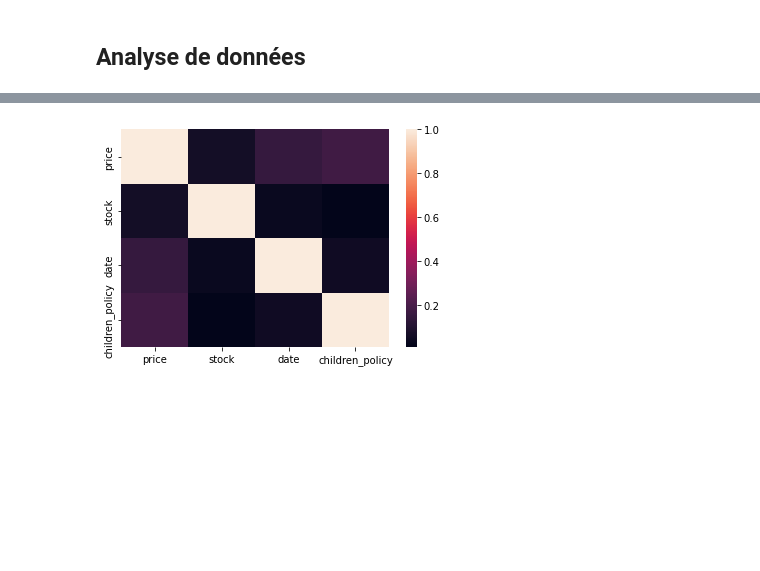
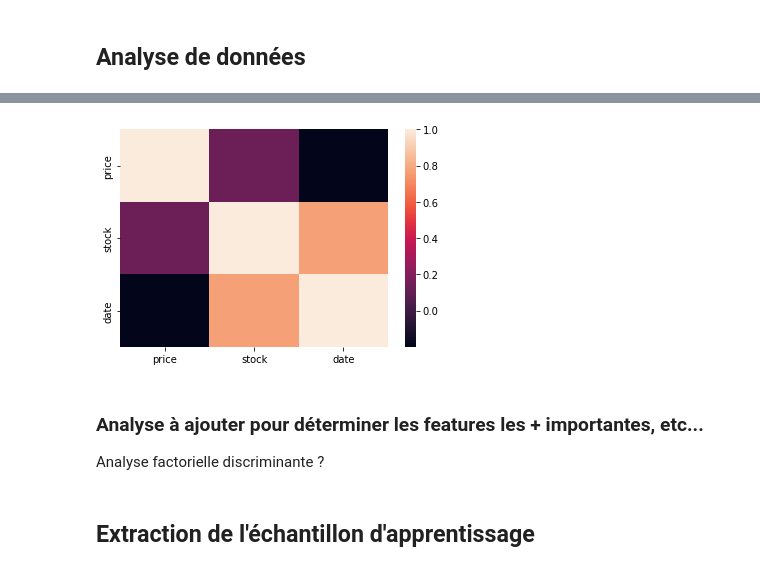
Before and after one commit to TryoenJ/Defi-IA, a Jupyter notebook: model.ipynb, the cells around one changed output, grey strips where cells are left out. Saved outputs shown, nothing was run; the diff lists cells and outputs as text; code cells hidden in the pictures; blank space fills up the shorter version.

```diff
--- a/model.ipynb
+++ b/model.ipynb
@@ -7,6 +7,6 @@ import pandas as pd
 import numpy as np
 import panel as pn
 
-data = pd.read_csv('pricing_requests.csv')
+data = pd.read_csv('pricing_requests_new.csv')
 data.head()
 # %% [output]
@@ -54,11 +45,16 @@ data["language"]=pd.Categorical(data["language"],ordered=False)
 data["group"]=pd.Categorical(data["group"],ordered=False)
 data["brand"]=pd.Categorical(data["brand"],ordered=False)
 
-
 data["mobile"]=pd.Categorical(data["mobile"],ordered=False)
 data["parking"]=pd.Categorical(data["parking"],ordered=False)
 data["pool"]=pd.Categorical(data["pool"],ordered=False)
+data["children_policy"]=pd.Categorical(data["children_policy"],ordered=False)
+
+data["hotel_id"]=pd.Categorical(data["hotel_id"],ordered=False)
+data["avatar_id"]=pd.Categorical(data["avatar_id"],ordered=False)
+
+data["price"]=pd.DataFrame(data["price"], dtype=float)
 
 data.dtypes
-data.head()
+#data.head()
 # %% [output]
@@ -95,9 +112,15 @@ plt.show()
 # %%
-correlation_mat = data[["price","stock","date","children_policy"]].corr()
+correlation_mat = data[["price","stock","date"]].corr()
 
 import seaborn as sns
 sns.heatmap(correlation_mat, annot = False)
 
 plt.show()
 # %% [output]
-[figure, old version]
+[figure, new version]
+# %% [markdown]
+### Analyse à ajouter pour déterminer les features les + importantes, etc...
+
+Analyse factorielle discriminante ?
+# %% [markdown]
+## Extraction de l'échantillon d'apprentissage
```
Also changed, not shown: parts of 28 cells of this notebook.
